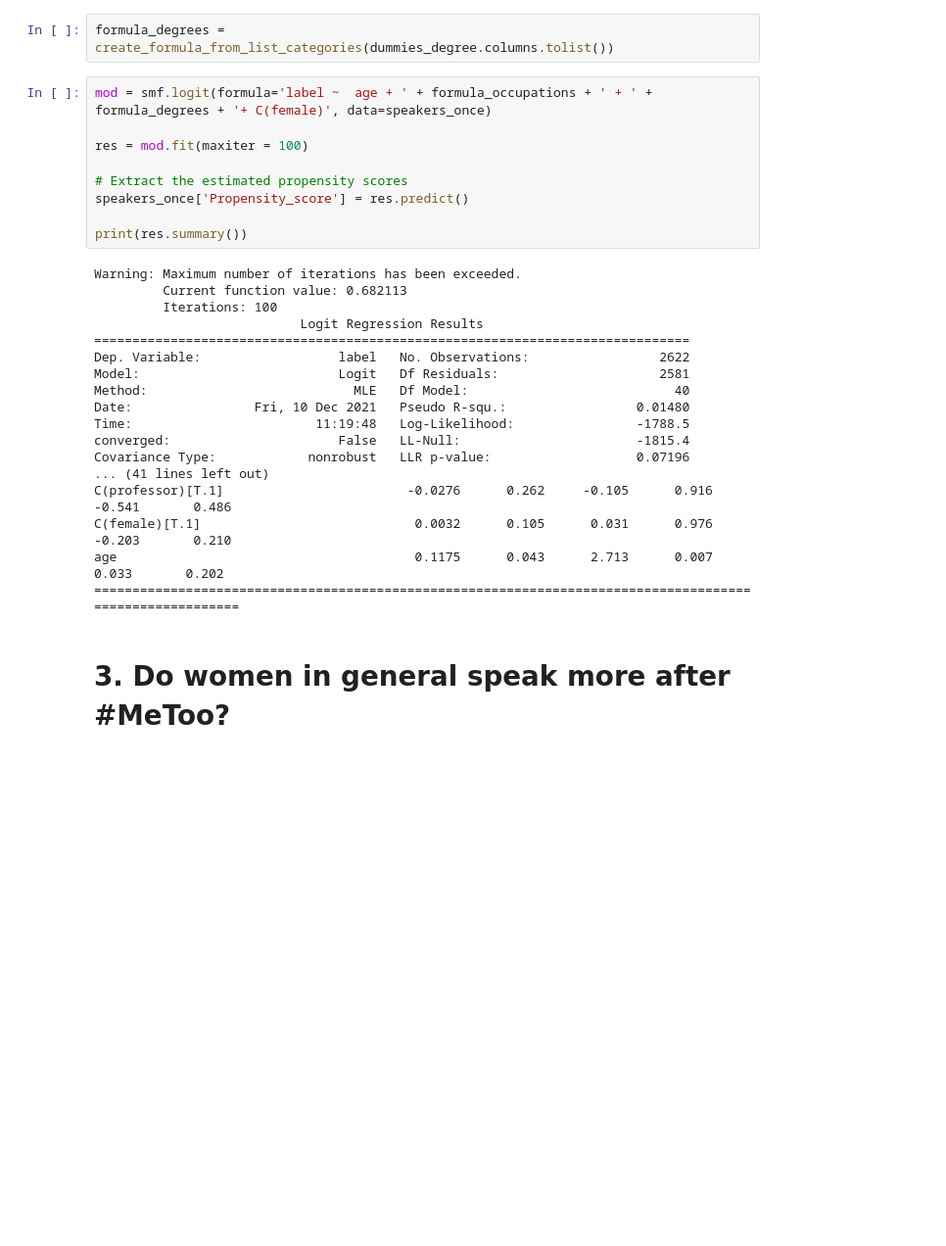
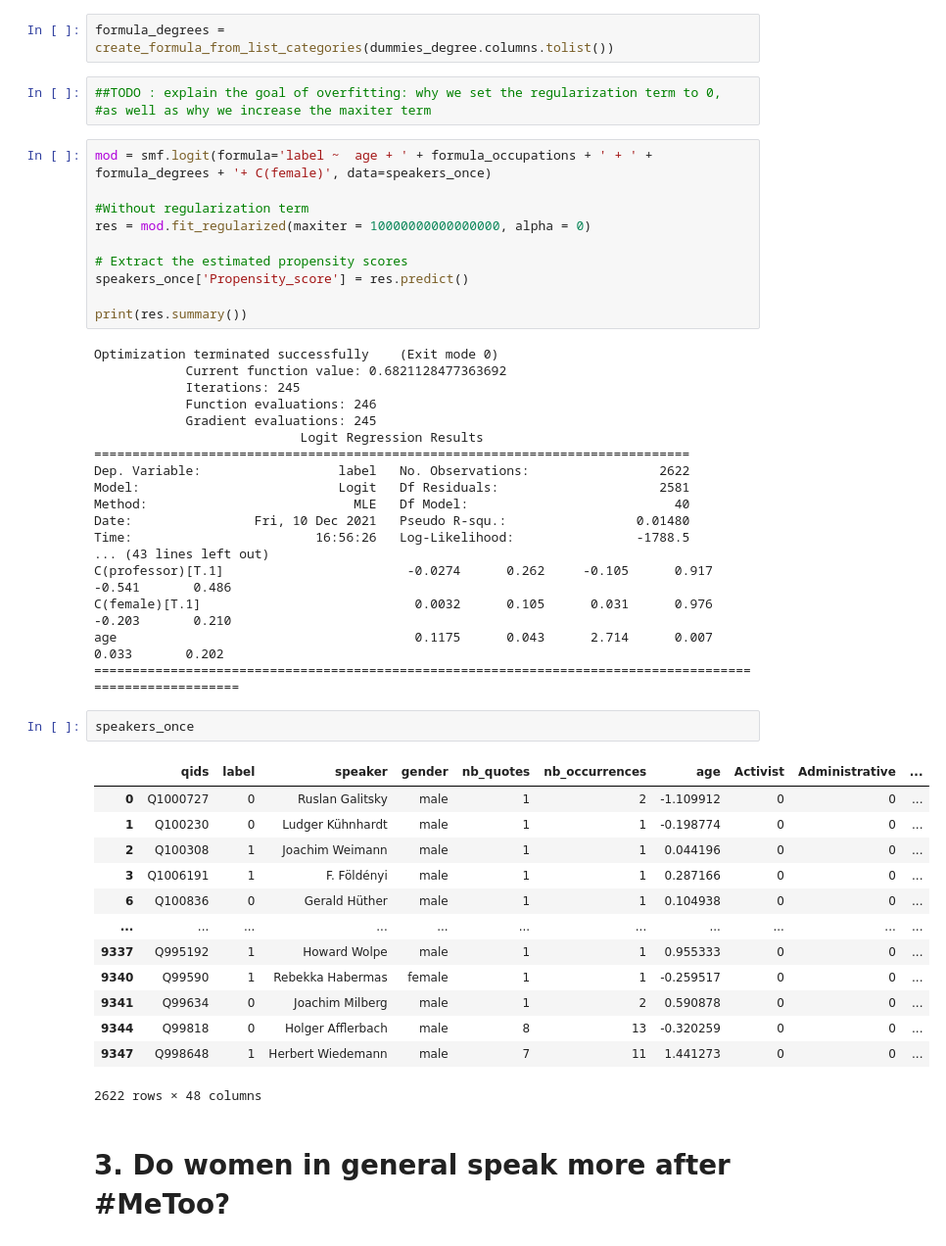
Before and after one commit to janougome/ADA-team, a Jupyter notebook: Milestone3.ipynb, the cells around one changed output. Shown at 98% size. Cells and saved outputs as stored; diff of their text form; blank space fills up the shorter version.

```diff
--- a/Milestone3.ipynb
+++ b/Milestone3.ipynb
@@ -228,33 +227,53 @@ def create_formula_from_list_categories(my_list):
 formula_occupations = create_formula_from_list_categories(dummies_occ.columns.tolist())
 # %%
 formula_degrees = create_formula_from_list_categories(dummies_degree.columns.tolist())
+# %%
+##TODO : explain the goal of overfitting: why we set the regularization term to 0,
+#as well as why we increase the maxiter term
 # %%
 mod = smf.logit(formula='label ~  age + ' + formula_occupations + ' + ' + formula_degrees + '+ C(female)', data=speakers_once)
 
-res = mod.fit(maxiter = 100)
+#Without regularization term
+res = mod.fit_regularized(maxiter = 10000000000000000, alpha = 0)
 
 # Extract the estimated propensity scores
 speakers_once['Propensity_score'] = res.predict()
 
 print(res.summary())
 # %% [output]
-Warning: Maximum number of iterations has been exceeded.
-         Current function value: 0.682113
-         Iterations: 100
+Optimization terminated successfully    (Exit mode 0)
+            Current function value: 0.6821128477363692
+            Iterations: 245
+            Function evaluations: 246
+            Gradient evaluations: 245
                            Logit Regression Results
 ==============================================================================
 Dep. Variable:                  label   No. Observations:                 2622
 Model:                          Logit   Df Residuals:                     2581
 Method:                           MLE   Df Model:                           40
 Date:                Fri, 10 Dec 2021   Pseudo R-squ.:                 0.01480
-Time:                        11:19:48   Log-Likelihood:                -1788.5
-converged:                      False   LL-Null:                       -1815.4
-Covariance Type:            nonrobust   LLR p-value:                   0.07196
-... (41 lines left out)
-C(professor)[T.1]                        -0.0276      0.262     -0.105      0.916      -0.541       0.486
+Time:                        16:56:26   Log-Likelihood:                -1788.5
+... (43 lines left out)
+C(professor)[T.1]                        -0.0274      0.262     -0.105      0.917      -0.541       0.486
 C(female)[T.1]                            0.0032      0.105      0.031      0.976      -0.203       0.210
-age                                       0.1175      0.043      2.713      0.007       0.033       0.202
+age                                       0.1175      0.043      2.714      0.007       0.033       0.202
 =========================================================================================================
+# %%
+speakers_once
+# %% [output]
+|  | qids | label | speaker | gender | nb_quotes | nb_occurrences | age | Activist | Administrative | ... |
+| 0 | Q1000727 | 0 | Ruslan Galitsky | male | 1 | 2 | -1.109912 | 0 | 0 | ... |
+| 1 | Q100230 | 0 | Ludger Kühnhardt | male | 1 | 1 | -0.198774 | 0 | 0 | ... |
+| 2 | Q100308 | 1 | Joachim Weimann | male | 1 | 1 | 0.044196 | 0 | 0 | ... |
+| 3 | Q1006191 | 1 | F. Földényi | male | 1 | 1 | 0.287166 | 0 | 0 | ... |
+| 6 | Q100836 | 0 | Gerald Hüther | male | 1 | 1 | 0.104938 | 0 | 0 | ... |
+| ... | ... | ... | ... | ... | ... | ... | ... | ... | ... | ... |
+| 9337 | Q995192 | 1 | Howard Wolpe | male | 1 | 1 | 0.955333 | 0 | 0 | ... |
+| 9340 | Q99590 | 1 | Rebekka Habermas | female | 1 | 1 | -0.259517 | 0 | 0 | ... |
+| 9341 | Q99634 | 0 | Joachim Milberg | male | 1 | 2 | 0.590878 | 0 | 0 | ... |
+| 9344 | Q99818 | 0 | Holger Afflerbach | male | 8 | 13 | -0.320259 | 0 | 0 | ... |
+| 9347 | Q998648 | 1 | Herbert Wiedemann | male | 7 | 11 | 1.441273 | 0 | 0 | ... |
+2622 rows × 48 columns
 # %% [markdown]
 # 3. Do women in general speak more after #MeToo?
 # %% [markdown]
```
Also changed, not shown: parts of 8 cells of this notebook, 1 other file.
